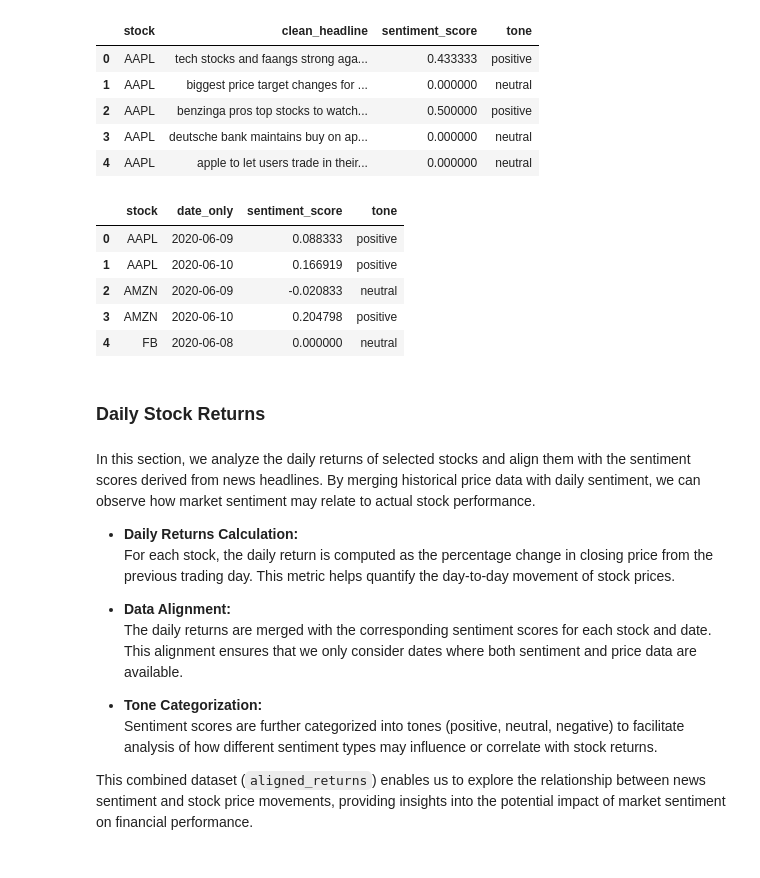
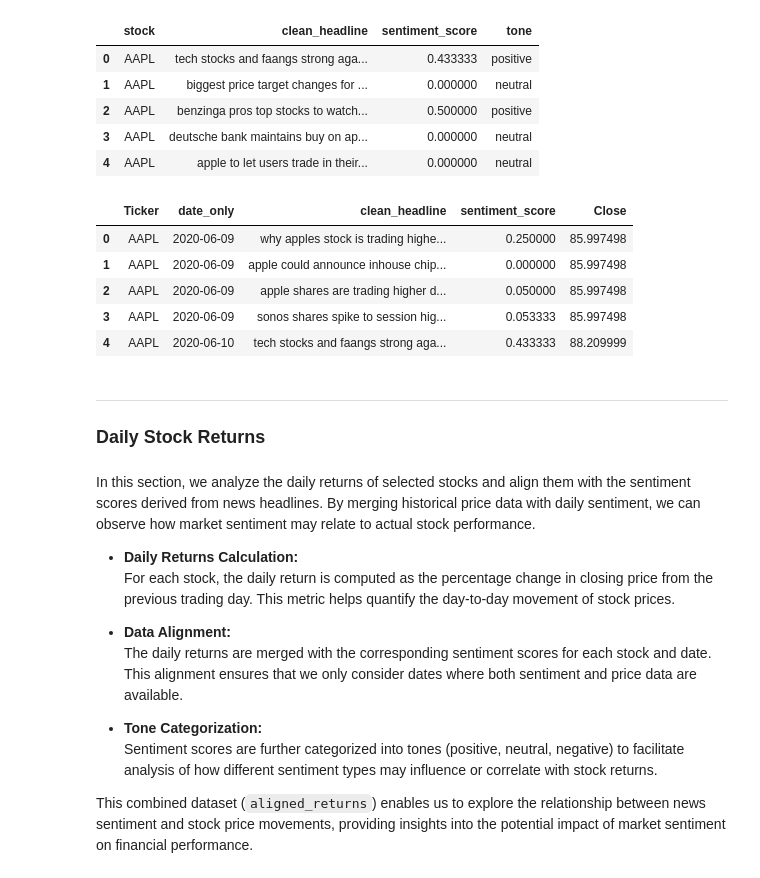
Before and after one commit to OliyadTeshome/News_Sentiment_Driven_Price_Prediction, a Jupyter notebook: notebooks/Sentiment_analysis.ipynb, the cells around one changed output. Cells and saved outputs as stored; diff of their text form; code cells hidden in the pictures.

```diff
--- a/notebooks/Sentiment_analysis.ipynb
+++ b/notebooks/Sentiment_analysis.ipynb
@@ -98,34 +100,30 @@ filtered_sentiment[['stock','clean_headline', 'sentiment_score', 'tone']].head()
 | 2 | AAPL | benzinga pros top stocks to watch... | 0.500000 | positive |
 | 3 | AAPL | deutsche bank maintains buy on ap... | 0.000000 | neutral |
 | 4 | AAPL | apple to let users trade in their... | 0.000000 | neutral |
-# %%
-# Convert 'date' column to datetime and extract just the date part
-filtered_sentiment['date_only'] = pd.to_datetime(filtered_sentiment['date']).dt.date
-
-# Aggregate sentiment scores by date and stock, taking the average
-daily_sentiment = filtered_sentiment.groupby(['stock', 'date_only'])['sentiment_score'].mean().reset_index()
-
-# Define a function to categorize sentiment scores into tones
-def tone_from_score(score):
-    if score > 0.05:
-        return 'positive'
-    elif score < -0.05:
-        return 'negative'
-    else:
-        return 'neutral'
-
-daily_sentiment['tone'] = daily_sentiment['sentiment_score'].apply(tone_from_score)
-daily_sentiment.head()
-
-daily_sentiment.head()
-# %% [output]
-|  | stock | date_only | sentiment_score | tone |
-| 0 | AAPL | 2020-06-09 | 0.088333 | positive |
-| 1 | AAPL | 2020-06-10 | 0.166919 | positive |
-| 2 | AMZN | 2020-06-09 | -0.020833 | neutral |
-| 3 | AMZN | 2020-06-10 | 0.204798 | positive |
-| 4 | FB | 2020-06-08 | 0.000000 | neutral |
+# %%
+# Ensure date_only columns exist and are of the same type (datetime.date)
+df_historical['date_only'] = pd.to_datetime(df_historical['Date']).dt.date
+filtered_sentiment['date_only'] = pd.to_datetime(filtered_sentiment['date']).dt.date
+
+# Merge filtered_sentiment with df_historical to align sentiment scores with closing prices on the same dates
+aligned_sentiment_price = pd.merge(
+    df_historical,
+    filtered_sentiment,
+    left_on=['Ticker', 'date_only'],
+    right_on=['stock', 'date_only'],
+    how='inner'
+)[['Ticker', 'date_only', 'clean_headline', 'sentiment_score', 'Close']]
+
+display(aligned_sentiment_price.head())
+# %% [output]
+|  | Ticker | date_only | clean_headline | sentiment_score | Close |
+| 0 | AAPL | 2020-06-09 | why apples stock is trading highe... | 0.250000 | 85.997498 |
+| 1 | AAPL | 2020-06-09 | apple could announce inhouse chip... | 0.000000 | 85.997498 |
+| 2 | AAPL | 2020-06-09 | apple shares are trading higher d... | 0.050000 | 85.997498 |
+| 3 | AAPL | 2020-06-09 | sonos shares spike to session hig... | 0.053333 | 85.997498 |
+| 4 | AAPL | 2020-06-10 | tech stocks and faangs strong aga... | 0.433333 | 88.209999 |
 # %% [markdown]
+----
 ### **Daily Stock Returns**
 # %% [markdown]
 In this section, we analyze the daily returns of selected stocks and align them with the sentiment scores derived from news headlines. By merging historical price data with daily sentiment, we can observe how market sentiment may relate to actual stock performance.
```
Also changed, not shown: parts of 8 cells of this notebook.
